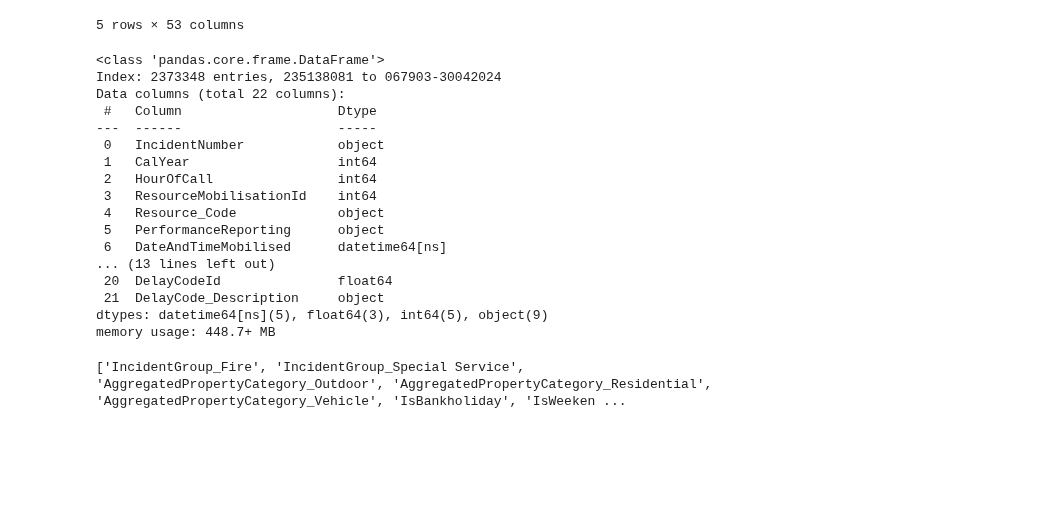
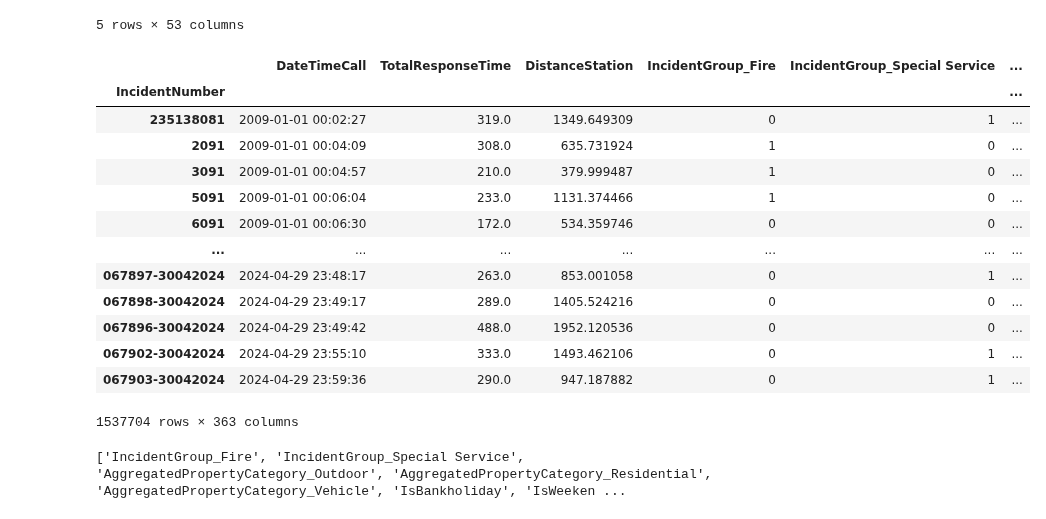
Before and after one commit to bennyocean/LFB_ResponseTimes_Prediction, a Jupyter notebook: notebooks/DataExploration_report.ipynb, the cells around one changed output. Cells and saved outputs as stored; diff of their text form; code cells hidden in the pictures; blank space fills up the shorter version.

```diff
--- a/notebooks/DataExploration_report.ipynb
+++ b/notebooks/DataExploration_report.ipynb
@@ -51,31 +53,32 @@ mobilisation.index = mobilisation['IncidentNumber']
 # %%
 mobilisation_preview = pd.concat([mobilisation.head(10), mobilisation.tail(10)])
 mobilisation_preview.to_csv('mob_prev.csv')
-# %%
-mobilisation.info()
-# %% [output]
-<class 'pandas.core.frame.DataFrame'>
-Index: 2373348 entries, 235138081 to 067903-30042024
-Data columns (total 22 columns):
- #   Column                    Dtype
----  ------                    -----
- 0   IncidentNumber            object
- 1   CalYear                   int64
- 2   HourOfCall                int64
- 3   ResourceMobilisationId    int64
- 4   Resource_Code             object
- 5   PerformanceReporting      object
- 6   DateAndTimeMobilised      datetime64[ns]
-... (13 lines left out)
- 20  DelayCodeId               float64
- 21  DelayCode_Description     object
-dtypes: datetime64[ns](5), float64(3), int64(5), object(9)
-memory usage: 448.7+ MB
 # %%
 # Convert 'DateOfCall' to datetime in incidents
 incidents['DateOfCall'] = pd.to_datetime(incidents['DateOfCall'], format='%d-%b-%y')
 # %%
-df = pd.read_parquet('../data/df_cleaned_for_model.parquet')
+data = pd.read_parquet('../data/dataframe_compressed.parquet')
+# %%
+columns_to_drop = [col for col in data.columns if 'CellEastingNorthing' in col and 'CellEastingNorthing2500' not in col]
+
+# Drop the identified columns
+data.drop(columns=columns_to_drop, inplace=True)
+data
+# %% [output]
+|  | DateTimeCall | TotalResponseTime | DistanceStation | IncidentGroup_Fire | IncidentGroup_Special Service | ... |
+| IncidentNumber |  |  |  |  |  | ... |
+| 235138081 | 2009-01-01 00:02:27 | 319.0 | 1349.649309 | 0 | 1 | ... |
+| 2091 | 2009-01-01 00:04:09 | 308.0 | 635.731924 | 1 | 0 | ... |
+| 3091 | 2009-01-01 00:04:57 | 210.0 | 379.999487 | 1 | 0 | ... |
+| 5091 | 2009-01-01 00:06:04 | 233.0 | 1131.374466 | 1 | 0 | ... |
+| 6091 | 2009-01-01 00:06:30 | 172.0 | 534.359746 | 0 | 0 | ... |
+| ... | ... | ... | ... | ... | ... | ... |
+| 067897-30042024 | 2024-04-29 23:48:17 | 263.0 | 853.001058 | 0 | 1 | ... |
+| 067898-30042024 | 2024-04-29 23:49:17 | 289.0 | 1405.524216 | 0 | 0 | ... |
+| 067896-30042024 | 2024-04-29 23:49:42 | 488.0 | 1952.120536 | 0 | 0 | ... |
+| 067902-30042024 | 2024-04-29 23:55:10 | 333.0 | 1493.462106 | 0 | 1 | ... |
+| 067903-30042024 | 2024-04-29 23:59:36 | 290.0 | 947.187882 | 0 | 1 | ... |
+1537704 rows × 363 columns
 # %%
 filtered_columns = [col for col in df.columns if 'CellEastingNorthing' not in col]
 
```
Also changed, not shown: parts of 9 cells of this notebook, 9 other files.
